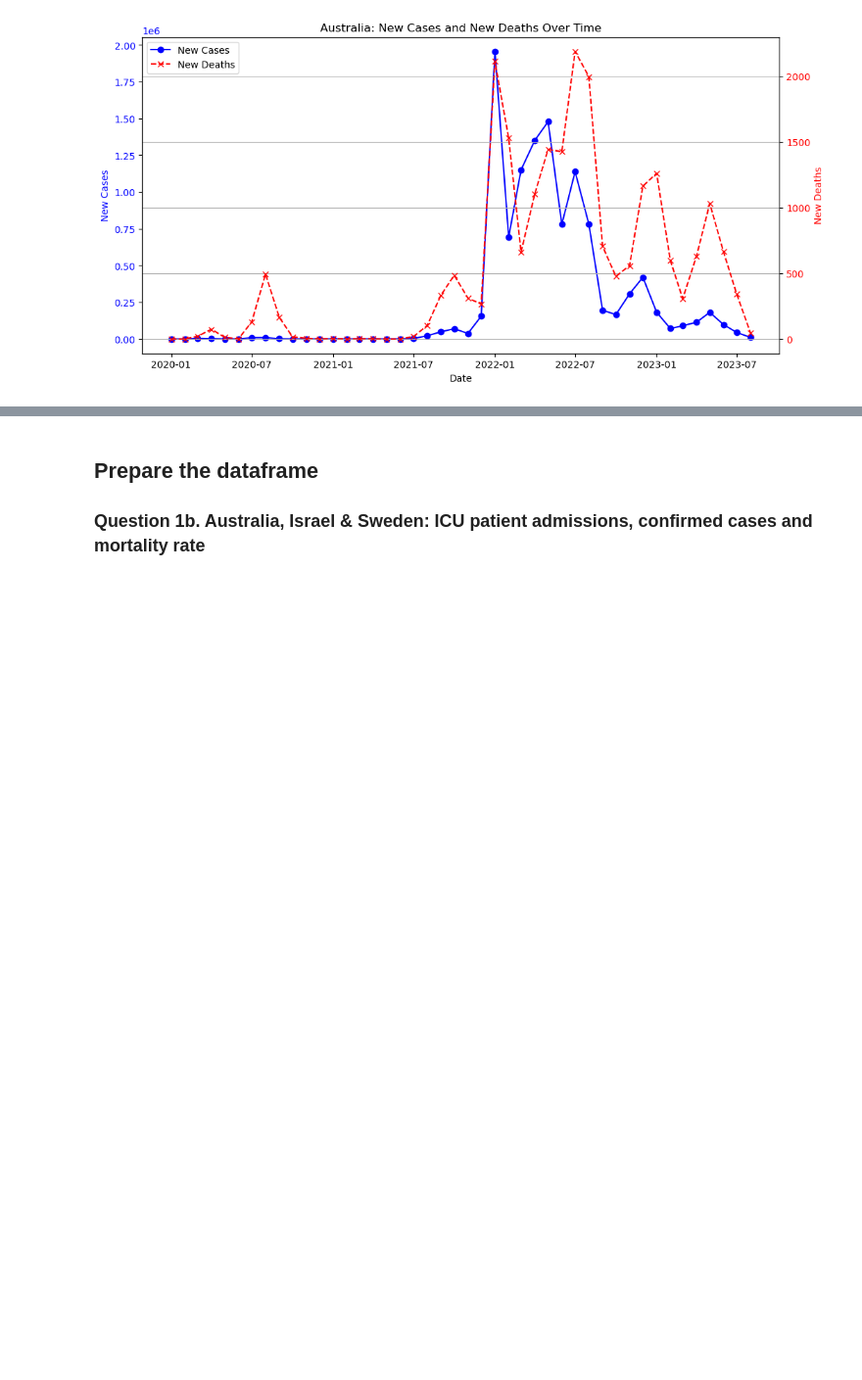
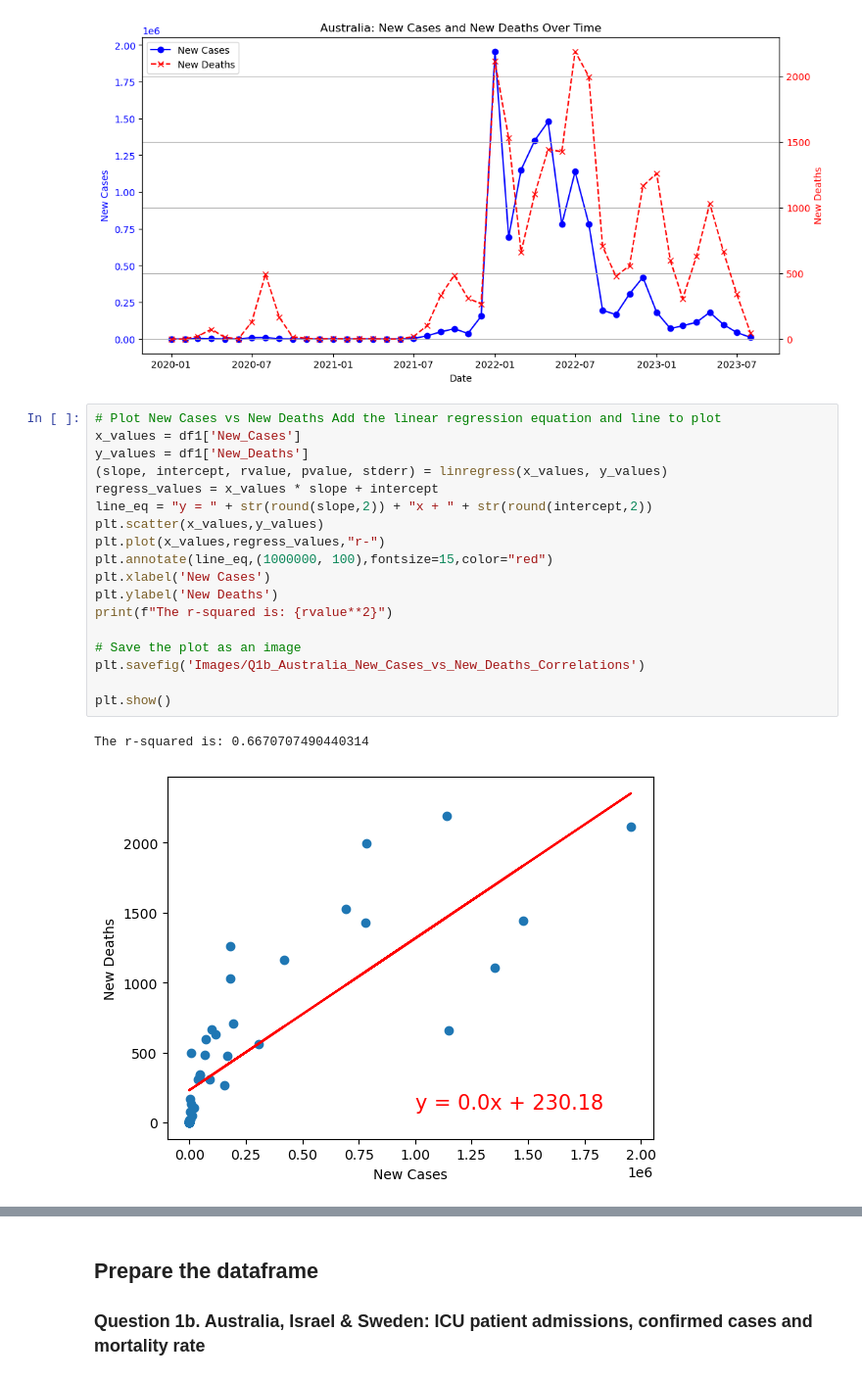
Before and after one commit to cmorrow28/project_one, a Jupyter notebook: Covid19_Vaccines_Effectiveness_Final.ipynb, the cells around one changed output, grey strips where cells are left out. Shown: that part at 98% size. Drawn from its saved outputs; the diff is of its cells as text; blank space fills up the shorter version.

```diff
--- a/Covid19_Vaccines_Effectiveness_Final.ipynb
+++ b/Covid19_Vaccines_Effectiveness_Final.ipynb
@@ -468,6 +468,27 @@ plt.savefig('Images/Q1a_Australia_New_Cases_vs_New_Deaths')
 plt.show()
 # %% [output]
 [figure]
+# %%
+# Plot New Cases vs New Deaths Add the linear regression equation and line to plot
+x_values = df1['New_Cases']
+y_values = df1['New_Deaths']
+(slope, intercept, rvalue, pvalue, stderr) = linregress(x_values, y_values)
+regress_values = x_values * slope + intercept
+line_eq = "y = " + str(round(slope,2)) + "x + " + str(round(intercept,2))
+plt.scatter(x_values,y_values)
+plt.plot(x_values,regress_values,"r-")
+plt.annotate(line_eq,(1000000, 100),fontsize=15,color="red")
+plt.xlabel('New Cases')
+plt.ylabel('New Deaths')
+print(f"The r-squared is: {rvalue**2}")
+
+# Save the plot as an image
+plt.savefig('Images/Q1b_Australia_New_Cases_vs_New_Deaths_Correlations')
+
+plt.show()
+# %% [output]
+The r-squared is: 0.6670707490440314
+[figure, added]
 # %% [markdown]
 **Observation:**
 - At least 7 waves are observed based on the New Deaths.
```
Also changed, not shown: parts of 5 cells of this notebook, 3 other files.
